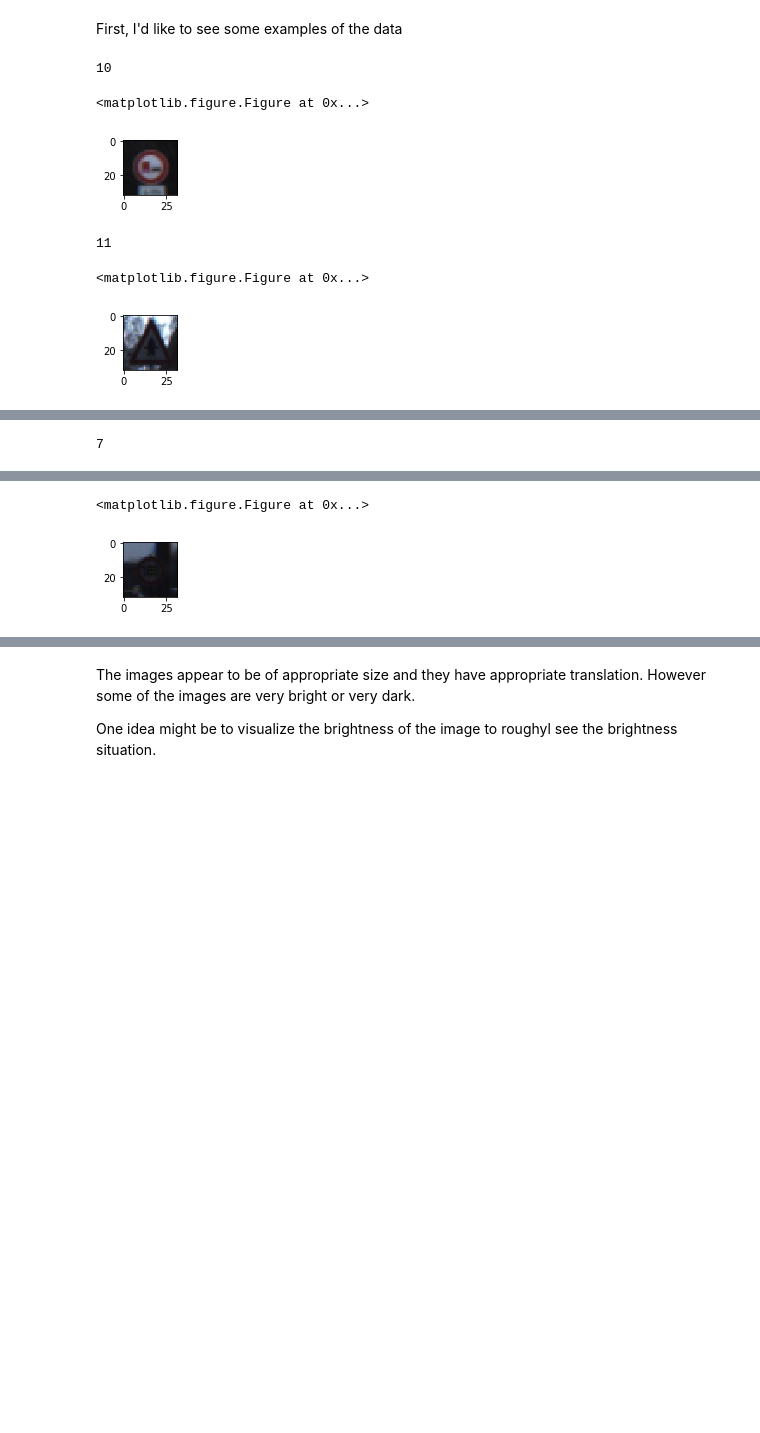
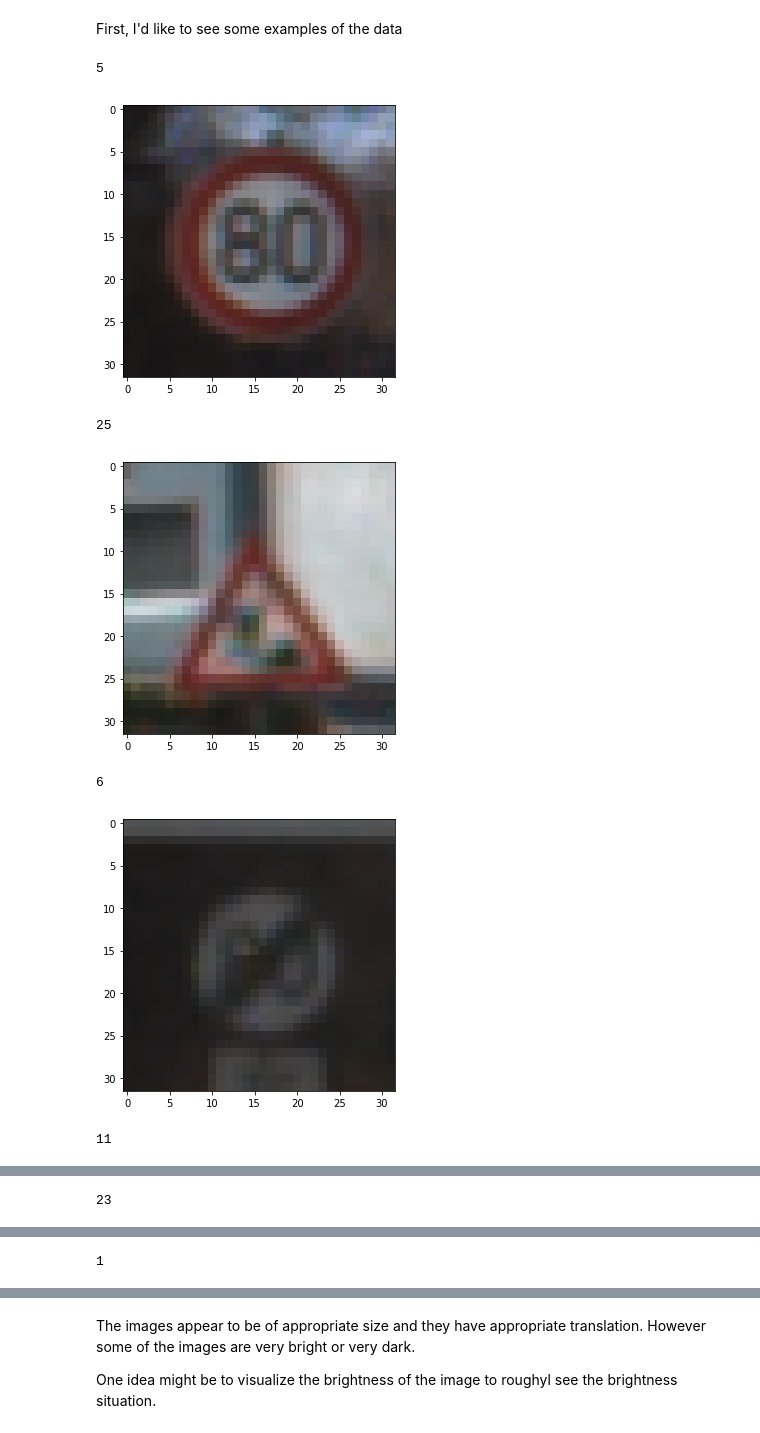
Before and after one commit to SimkinTheWizard/SDC_P2_TrafficSignClassifier, a Jupyter notebook: Traffic_Sign_Classifier.ipynb, the cells around one changed output, grey strips where cells are left out. Saved outputs shown, nothing was run; the diff lists cells and outputs as text; code cells hidden in the pictures; blank space fills up the shorter version.

```diff
--- a/Traffic_Sign_Classifier.ipynb
+++ b/Traffic_Sign_Classifier.ipynb
@@ -109,17 +109,17 @@ import matplotlib.pyplot as plt
 First, I'd like to see some examples of the data
 # %%
 for i in range(1,20):
-    plt.figure(figsize=(10,1))
     index = random.randint(0, len(X_train))
     image = X_train[index]
-    plt.figure(figsize=(1,1))
+    plt.figure(figsize=(5, 5))
     plt.imshow(image)
     print(y_train[index])
     plt.show()
 # %% [output]
-10
+5
+[figure, new version]
-<matplotlib.figure.Figure at 0x...>
+25
-[figure, old version]
+[figure, new version]
-11
+6
+[figure, new version]
-<matplotlib.figure.Figure at 0x...>
+11
-[figure, old version]
@@ -126 +127 @@ for i in range(1,20):
-7
+23
@@ -127,2 +129 @@ for i in range(1,20):
-<matplotlib.figure.Figure at 0x...>
+1
-[figure, old version]
```
Also changed, not shown: parts of 27 cells of this notebook.
